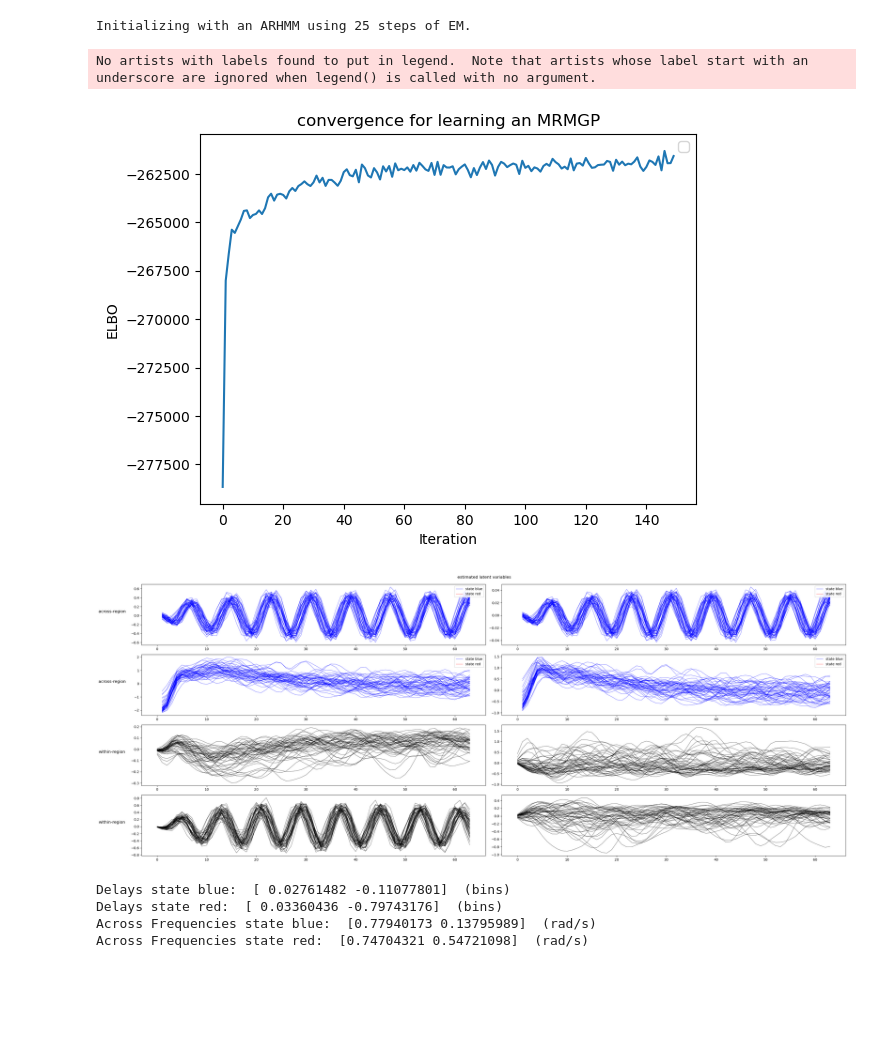
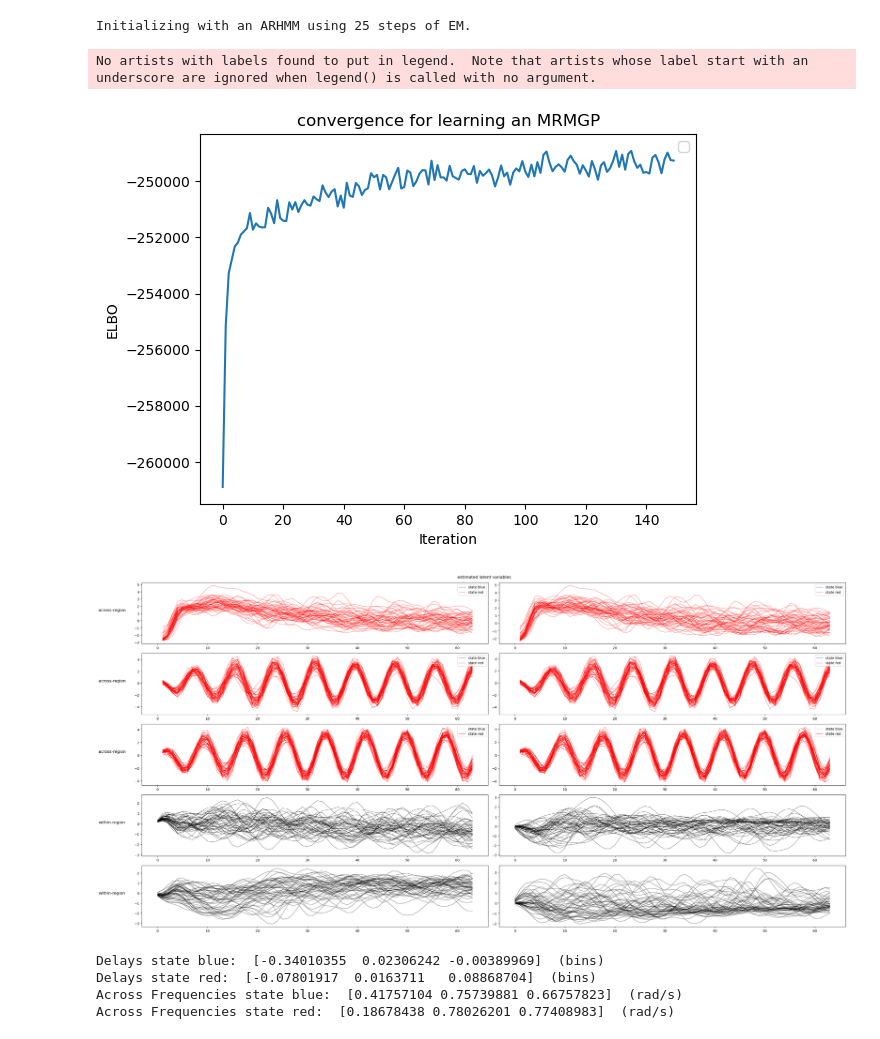
Before and after one commit to WeihanLikk/MRM-GP, a Jupyter notebook: demo_r2.ipynb, the cells around one changed output. Cells and saved outputs as stored; diff of their text form; code cells hidden in the pictures; blank space fills up the shorter version.

```diff
--- a/demo_r2.ipynb
+++ b/demo_r2.ipynb
@@ -16,7 +16,8 @@ v1 = np.sqrt(v1)
 v2 = np.sqrt(v2)
 
 total_trials = 100
-y = np.concatenate((v1, v2), axis=0)[:,:, np.random.choice(np.arange(v1.shape[2]), size=total_trials, replace=False)]
+# y = np.concatenate((v1, v2), axis=0)[:,:, np.random.choice(np.arange(v1.shape[2]), size=total_trials, replace=False)]
+y = np.concatenate((v1, v2), axis=0)[:,:,0:total_trials]
 
 ys = []
 train_trials = 50
@@ -30,7 +31,7 @@ num_groups = 2 # the number of brain regions
 K = 2 # the number of states in across-region latent variables
 num_derivative = 4 # the number of derivatives (2k) in Eq.7, if num_derivative is 4, then means k=2, a 2 order system in Eq.8
 ydims = [v1.shape[0], v2.shape[0]] # the number of data dimensions
-x_across = 2 # the number of across-region latent variables
+x_across = 3 # the number of across-region latent variables
 x_within = np.array([2, 2]) # the number of within-region latent variables
 
 model = MRMGP(
@@ -97,61 +98,44 @@ for i in range(num_groups * x_across + sum(x_within)):
         end_index = x_across*num_dims[0]+x_within[0]*num_dims[1] + (i-x_across-x_within[0]+1)*num_dims[0]
     else:
         num_dim = num_dims[1]
         begin_index = num_groups*x_across*num_dims[0]+x_within[0]*num_dims[1] + (i-num_groups*x_across-x_within[0])*num_dims[1]
         end_index = num_groups*x_across*num_dims[0]+x_within[0]*num_dims[1] + (i-num_groups*x_across-x_within[0]+1)*num_dims[1]
     H_i = np.zeros((1, num_dim))
     H_i[0, 0] = 1
     x_est[:, i,:] = continuous_states[:, begin_index, :]
 
 num_dim_each = x_across + x_within[0]
 
-# scale the latent variables by the variance of emission matrix
-C = model.emissions.Cs[0,:,:]
-vars = np.zeros((2*num_dim_each, ))
-C_a_1 = C[0:ydims[0], 0:x_across]
-C_w_1 = C[0:ydims[0], x_across:num_dim_each]
-C_a_2 = C[ydims[0]:, num_dim_each:num_dim_each+x_across]
-C_w_2 = C[ydims[0]:, num_dim_each+x_across:num_dim_each*2]
-Cvars_1 = np.square(np.linalg.norm(C[0:ydims[0], 0:num_dim_each], axis=0))
-Cvars_2 = np.square(np.linalg.norm(C[ydims[0]:, num_dim_each:num_dim_each * 2], axis=0))
-denom_1 = np.trace(C_a_1 @ C_a_1.T + C_w_1 @ C_w_1.T )
-vars[0:num_dim_each] = Cvars_1 / denom_1
-denom_2 = np.trace(C_a_2 @ C_a_2.T + C_w_2 @ C_w_2.T )
-vars[num_dim_each:] = Cvars_2 / denom_2
 
-scaled_xsm = np.empty_like(x_est)
-for i in range(num_dim_each*2):
-    scaled_xsm[:,i,:] = vars[i] * x_est[:,i,:]
-
-title_str = ["across-region", "across-region", "within-region", "within-region"]
+title_str = ["across-region", "across-region", "across-region", "within-region", "within-region"]
 num_plot_trials = 50
 num_dim_each_plot = 2 if num_dim_each == 1 else num_dim_each
-xt = np.arange(0, scaled_xsm.shape[2])
-fig, axs = plt.subplots(num_dim_each_plot, 2,figsize=(30, 3*num_dim_each_plot))
+xt = np.arange(0, x_est.shape[2])
+fig, axs = plt.subplots(num_dim_each_plot, 2, figsize=(30, 3*num_dim_each_plot))
 for i in range(0, num_plot_trials):
     z_est = model.most_likely_states(posterior.mean_continuous_states[i], ys[i])
     blue_times = np.where(z_est == 0)[0]
     red_times = np.where(z_est == 1)[0]
     for j in range(num_dim_each):
         if j < x_across:
-            axs[j, 0].plot(xt[blue_times], scaled_xsm[i, j, blue_times], color='b',lw=0.5,label="state blue")
-            axs[j, 0].plot(xt[red_times], scaled_xsm[i, j, red_times], color='r',lw=0.5,label="state red")
-            axs[j, 1].plot(xt[blue_times], scaled_xsm[i, j + num_dim_each, blue_times], color='b',lw=0.5,label="state blue")
-            axs[j, 1].plot(xt[red_times], scaled_xsm[i, j + num_dim_each, red_times], color='r',lw=0.5,label="state red")
+            axs[j, 0].plot(xt[blue_times], x_est[i, j, blue_times], color='b',lw=0.5,label="state blue")
+            axs[j, 0].plot(xt[red_times], x_est[i, j, red_times], color='r',lw=0.5,label="state red")
+            axs[j, 1].plot(xt[blue_times], x_est[i, j + num_dim_each, blue_times], color='b',lw=0.5,label="state blue")
+            axs[j, 1].plot(xt[red_times], x_est[i, j + num_dim_each, red_times], color='r',lw=0.5,label="state red")
             if i == 0:
                 axs[j, 0].legend(loc=1)
                 axs[j, 1].legend(loc=1)
         else:
-            axs[j, 0].plot(xt, scaled_xsm[i, j, :], color='k',lw=0.5)
-            axs[j, 1].plot(scaled_xsm[i, j + num_dim_each, :], color='k',lw=0.5)
+            axs[j, 0].plot(xt, x_est[i, j, :], color='k',lw=0.5)
+            axs[j, 1].plot(x_est[i, j + num_dim_each, :], color='k',lw=0.5)
         axs[j, 0].set_title(title_str[j], loc="left", y=0.5, x=-0.125)
 
 plt.suptitle("estimated latent variables", va="bottom")
 plt.tight_layout()
 # %% [output]
 No artists with labels found to put in legend.  Note that artists whose label start with an underscore are ignored when legend() is called with no argument.
-[figure, old version]
+[figure, new version]
-[figure, old version]
+[figure, new version]
 # %%
 # print the estimated parameters
 delays, mus, sigma_across, mus_within ,sigma_within = model.dynamics.params
@@ -167,10 +151,10 @@ print("Delays state red: ", delays[1,:],  " (bins)") # red-state delays for two
 print("Across Frequencies state blue: ", mus[0,:], " (rad/s)") # blue-state frequencies for two across-region latent variables
 print("Across Frequencies state red: ", mus[1,:], " (rad/s)") # red-state frequencies for two across-region latent variables
 # %% [output]
-Delays state blue:  [ 0.02761482 -0.11077801]  (bins)
-Delays state red:  [ 0.03360436 -0.79743176]  (bins)
-Across Frequencies state blue:  [0.77940173 0.13795989]  (rad/s)
-Across Frequencies state red:  [0.74704321 0.54721098]  (rad/s)
+Delays state blue:  [-0.34010355  0.02306242 -0.00389969]  (bins)
+Delays state red:  [-0.07801917  0.0163711   0.08868704]  (bins)
+Across Frequencies state blue:  [0.41757104 0.75739881 0.66757823]  (rad/s)
+Across Frequencies state red:  [0.18678438 0.78026201 0.77408983]  (rad/s)
 # %%
 from sklearn.metrics import r2_score
 
```
Also changed, not shown: parts of 1 cell of this notebook.
